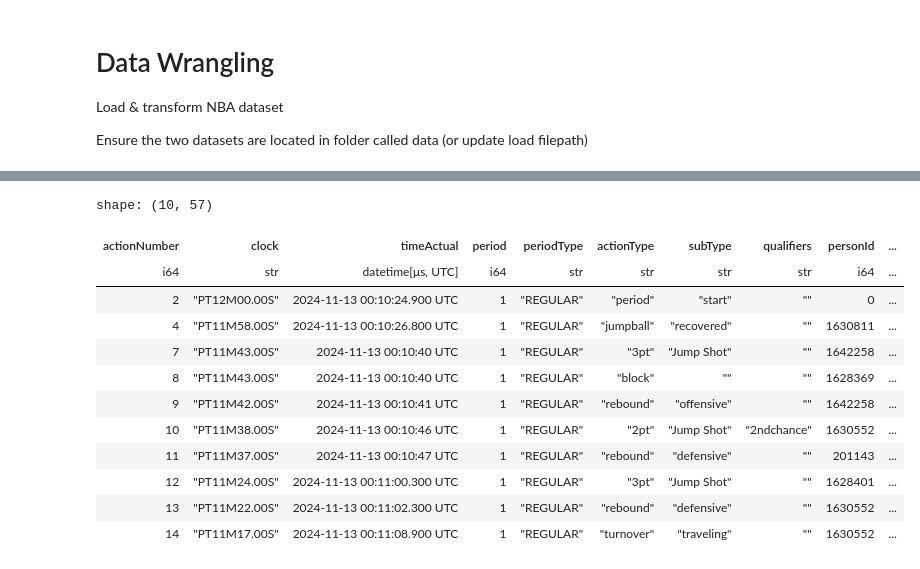
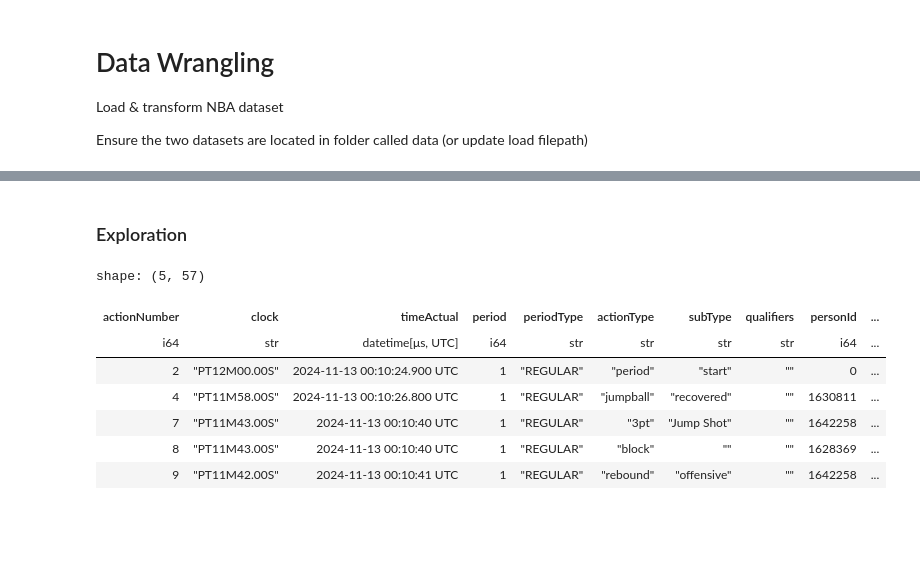
Before and after one commit to carlsonhu225-source/data7001_g02, a Jupyter notebook: Load_NBA_Dataset.ipynb, the cells around one changed output, grey strips where cells are left out. Drawn from its saved outputs; the diff is of its cells as text; code cells hidden in the pictures; blank space fills up the shorter version.

```diff
--- a/Load_NBA_Dataset.ipynb
+++ b/Load_NBA_Dataset.ipynb
@@ -50,16 +31,13 @@ df_shots.columns
+# %% [markdown]
+### Exploration
 # %%
-df_cdnnba.head(10)
+df_cdnnba.head(5)
 # %% [output]
-shape: (10, 57)
+shape: (5, 57)
 | actionNumber | clock | timeActual | period | periodType | actionType | subType | qualifiers | personId | ... |
 | i64 | str | datetime[μs, UTC] | i64 | str | str | str | str | i64 | ... |
 | 2 | "PT12M00.00S" | 2024-11-13 00:10:24.900 UTC | 1 | "REGULAR" | "period" | "start" | "" | 0 | ... |
 | 4 | "PT11M58.00S" | 2024-11-13 00:10:26.800 UTC | 1 | "REGULAR" | "jumpball" | "recovered" | "" | 1630811 | ... |
 | 7 | "PT11M43.00S" | 2024-11-13 00:10:40 UTC | 1 | "REGULAR" | "3pt" | "Jump Shot" | "" | 1642258 | ... |
 | 8 | "PT11M43.00S" | 2024-11-13 00:10:40 UTC | 1 | "REGULAR" | "block" | "" | "" | 1628369 | ... |
 | 9 | "PT11M42.00S" | 2024-11-13 00:10:41 UTC | 1 | "REGULAR" | "rebound" | "offensive" | "" | 1642258 | ... |
-| 10 | "PT11M38.00S" | 2024-11-13 00:10:46 UTC | 1 | "REGULAR" | "2pt" | "Jump Shot" | "2ndchance" | 1630552 | ... |
-| 11 | "PT11M37.00S" | 2024-11-13 00:10:47 UTC | 1 | "REGULAR" | "rebound" | "defensive" | "" | 201143 | ... |
-| 12 | "PT11M24.00S" | 2024-11-13 00:11:00.300 UTC | 1 | "REGULAR" | "3pt" | "Jump Shot" | "" | 1628401 | ... |
-| 13 | "PT11M22.00S" | 2024-11-13 00:11:02.300 UTC | 1 | "REGULAR" | "rebound" | "defensive" | "" | 1630552 | ... |
-| 14 | "PT11M17.00S" | 2024-11-13 00:11:08.900 UTC | 1 | "REGULAR" | "turnover" | "traveling" | "" | 1630552 | ... |
```
Also changed, not shown: parts of 24 cells of this notebook, 1 other file.
